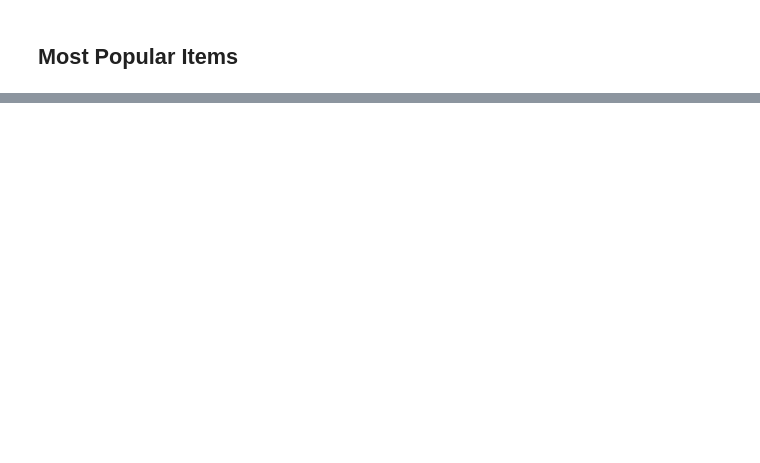
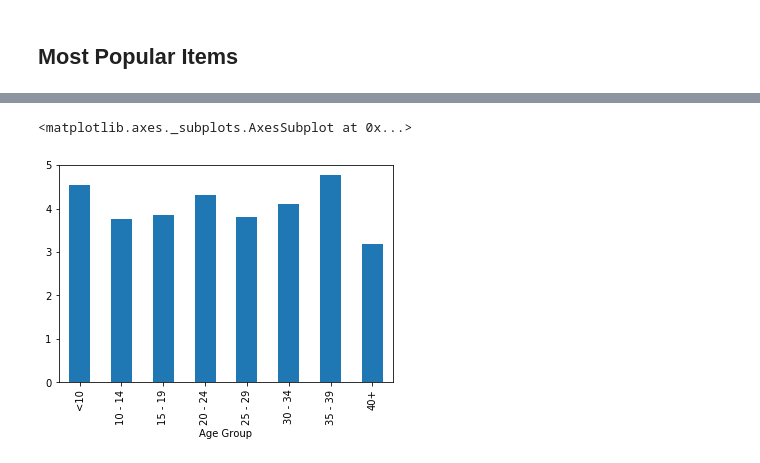
Before and after one commit to juanitovaldez/pandas_challenge_jonathan_buswell, a Jupyter notebook: HeroesOfPymoli/pandas_challenge_jonathan_buswell.ipynb, the cells around one changed output, grey strips where cells are left out. Saved outputs shown, nothing was run; the diff lists cells and outputs as text; code cells hidden in the pictures; blank space fills up the shorter version.

```diff
--- a/HeroesOfPymoli/pandas_challenge_jonathan_buswell.ipynb
+++ b/HeroesOfPymoli/pandas_challenge_jonathan_buswell.ipynb
@@ -263,0 +273,5 @@ top_item_df.nlargest(columns='Total Item Sales', n=10)
+# %%
+pba_df['Sales by Group Per Person'].plot.bar()
+# %% [output]
+<matplotlib.axes._subplots.AxesSubplot at 0x...>
+[figure, added]
```
Also changed, not shown: parts of 13 cells of this notebook.
